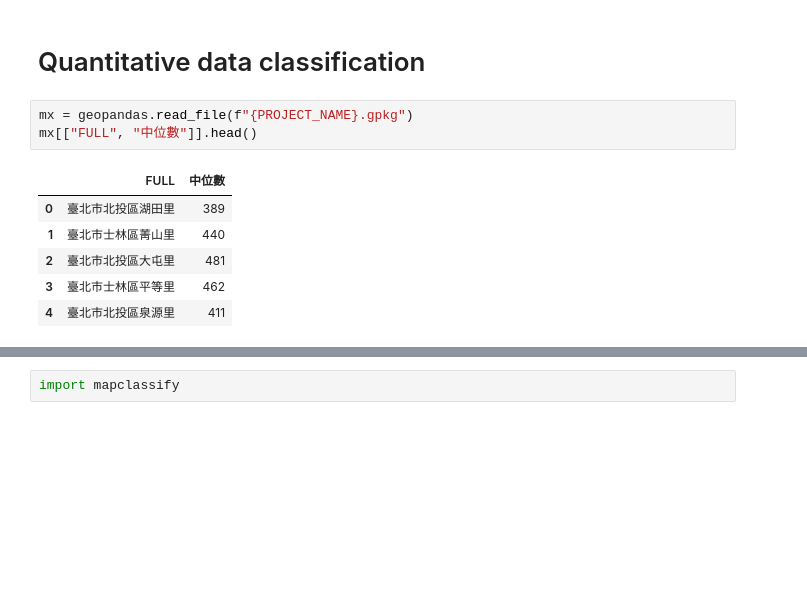
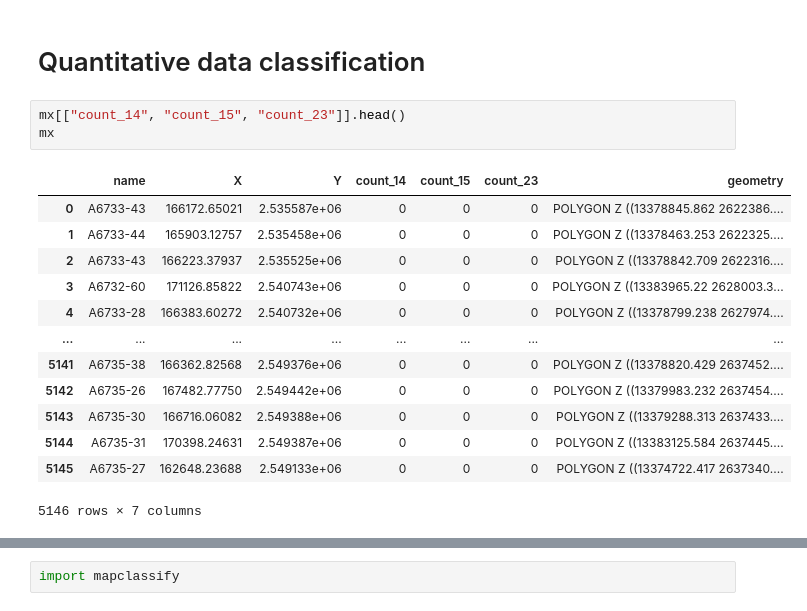
Before and after one commit to kevin7261/Geographic-Data-Science-with-Python, a Jupyter notebook: Choropleth_Mapping.ipynb, the cells around one changed output, grey strips where cells are left out. Cells and saved outputs as stored; diff of their text form; blank space fills up the shorter version.

```diff
--- a/Choropleth_Mapping.ipynb
+++ b/Choropleth_Mapping.ipynb
@@ -101,14 +194,21 @@ import matplotlib.pyplot as plt
 # %% [markdown]
 # Quantitative data classification
-# %%
-mx = geopandas.read_file(f"{PROJECT_NAME}.gpkg")
-mx[["FULL", "中位數"]].head()
-# %% [output]
-|  | FULL | 中位數 |
-| 0 | 臺北市北投區湖田里 | 389 |
-| 1 | 臺北市士林區菁山里 | 440 |
-| 2 | 臺北市北投區大屯里 | 481 |
-| 3 | 臺北市士林區平等里 | 462 |
-| 4 | 臺北市北投區泉源里 | 411 |
+# %%
+mx[["count_14", "count_15", "count_23"]].head()
+mx
+# %% [output]
+|  | name | X | Y | count_14 | count_15 | count_23 | geometry |
+| 0 | A6733-43 | 166172.65021 | 2.535587e+06 | 0 | 0 | 0 | POLYGON Z ((13378845.862 2622386.... |
+| 1 | A6733-44 | 165903.12757 | 2.535458e+06 | 0 | 0 | 0 | POLYGON Z ((13378463.253 2622325.... |
+| 2 | A6733-43 | 166223.37937 | 2.535525e+06 | 0 | 0 | 0 | POLYGON Z ((13378842.709 2622316.... |
+| 3 | A6732-60 | 171126.85822 | 2.540743e+06 | 0 | 0 | 0 | POLYGON Z ((13383965.22 2628003.3... |
+| 4 | A6733-28 | 166383.60272 | 2.540732e+06 | 0 | 0 | 0 | POLYGON Z ((13378799.238 2627974.... |
+| ... | ... | ... | ... | ... | ... | ... | ... |
+| 5141 | A6735-38 | 166362.82568 | 2.549376e+06 | 0 | 0 | 0 | POLYGON Z ((13378820.429 2637452.... |
+| 5142 | A6735-26 | 167482.77750 | 2.549442e+06 | 0 | 0 | 0 | POLYGON Z ((13379983.232 2637454.... |
+| 5143 | A6735-30 | 166716.06082 | 2.549388e+06 | 0 | 0 | 0 | POLYGON Z ((13379288.313 2637433.... |
+| 5144 | A6735-31 | 170398.24631 | 2.549387e+06 | 0 | 0 | 0 | POLYGON Z ((13383125.584 2637445.... |
+| 5145 | A6735-27 | 162648.23688 | 2.549133e+06 | 0 | 0 | 0 | POLYGON Z ((13374722.417 2637340.... |
+5146 rows × 7 columns
 # %%
 # Plot histogram
```
Also changed, not shown: parts of 46 cells of this notebook, 5 other files.
